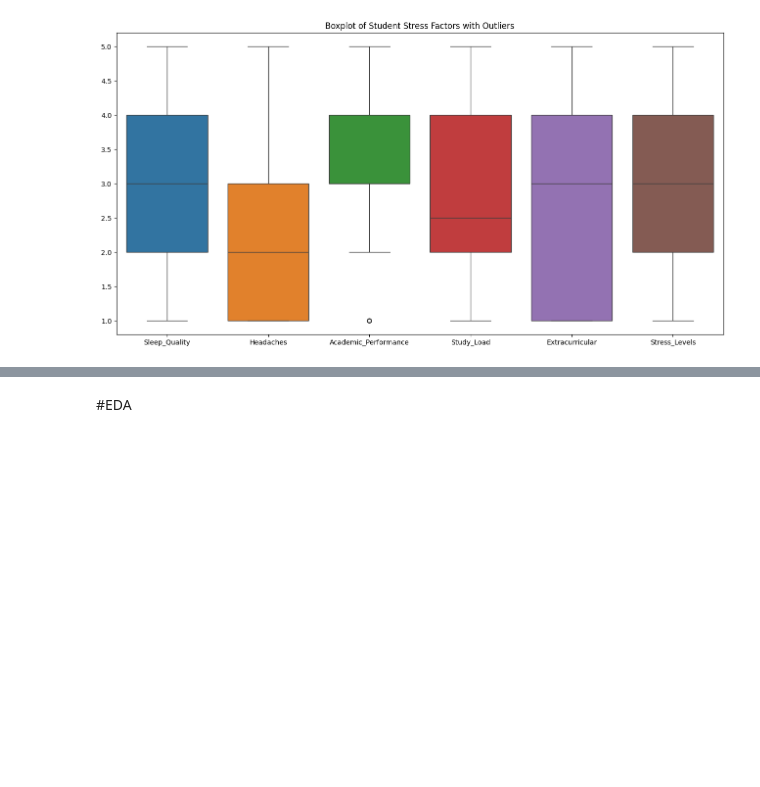
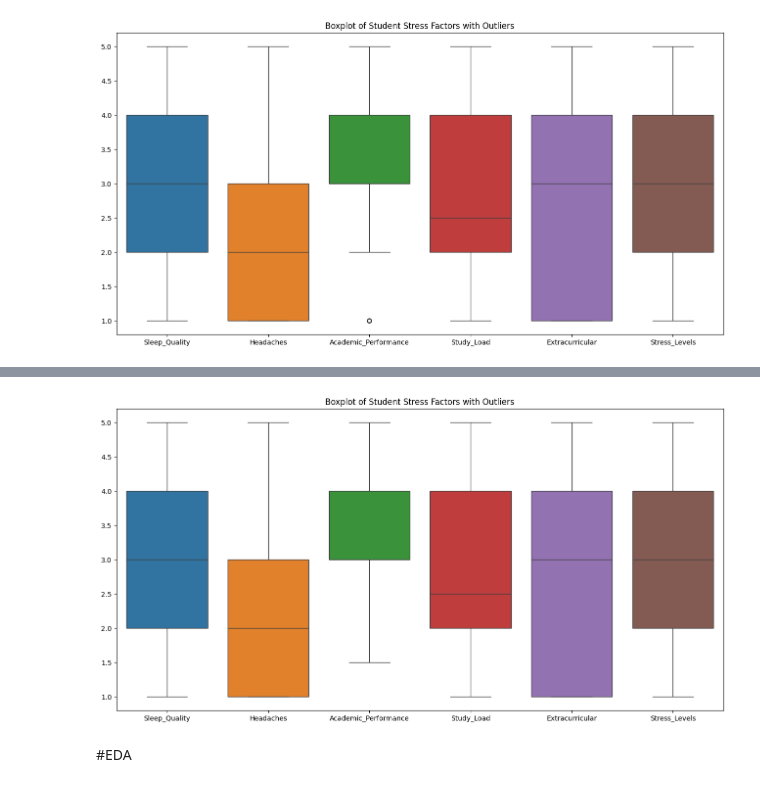
Before and after one commit to Phassakorn512/CS240-termproject, a Jupyter notebook: termproject.ipynb, the cells around one changed output, grey strips where cells are left out. Drawn from its saved outputs; the diff is of its cells as text; code cells hidden in the pictures; blank space fills up the shorter version.

```diff
--- a/termproject.ipynb
+++ b/termproject.ipynb
@@ -284,3 +338,13 @@ plt.show()
+# %%
+# ทำแผนภาพกล่อง Boxplot หลังจัดการ outliers
+
+plt.figure(figsize=(16, 8))
+sb.boxplot(data=df)
+plt.xticks(rotation=0)
+plt.title('Boxplot of Student Stress Factors with Outliers')
+plt.show()
+# %% [output]
+[figure, added]
 # %% [markdown]
 #EDA
 # %%
```
Also changed, not shown: parts of 15 cells of this notebook.
